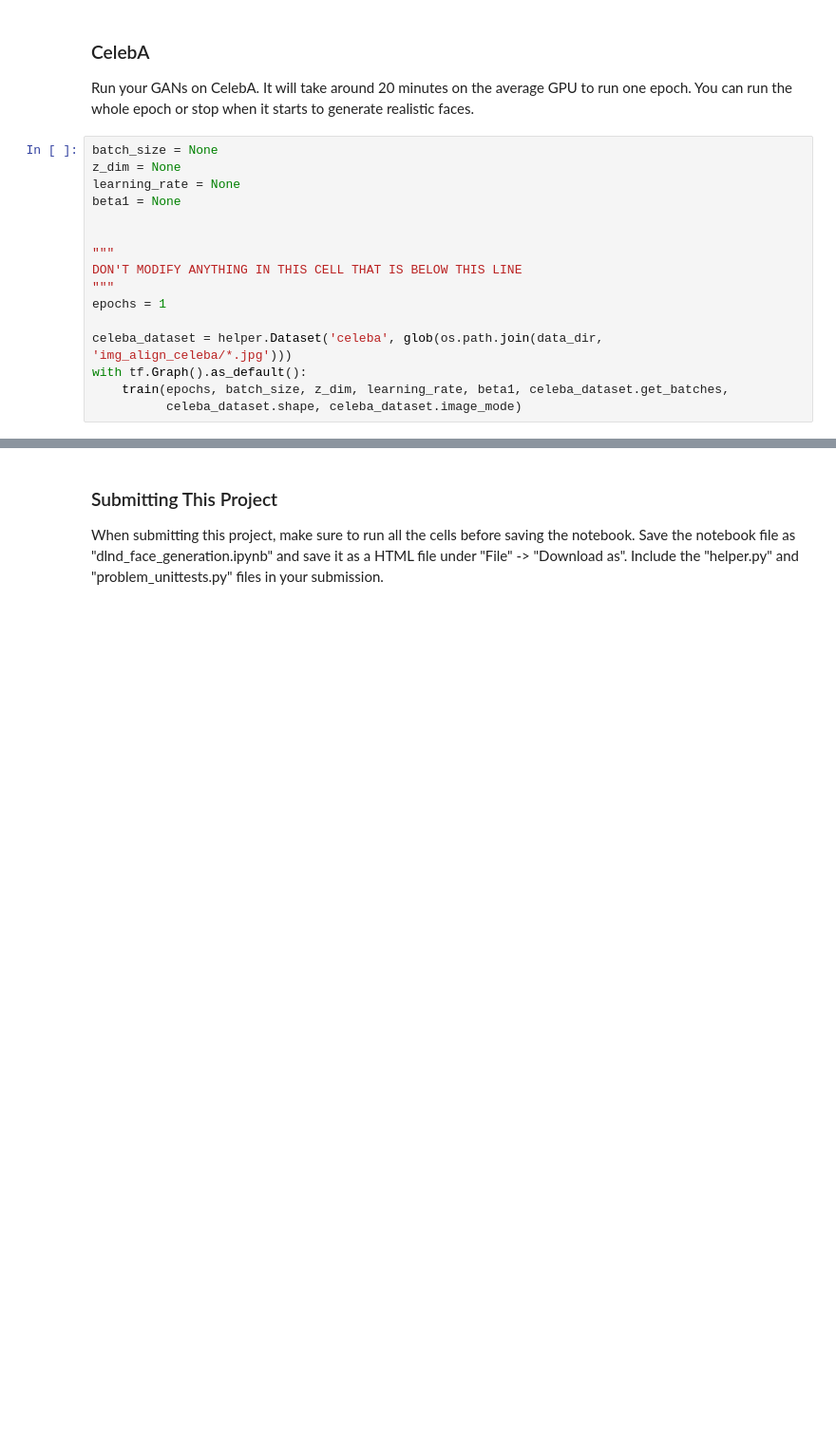
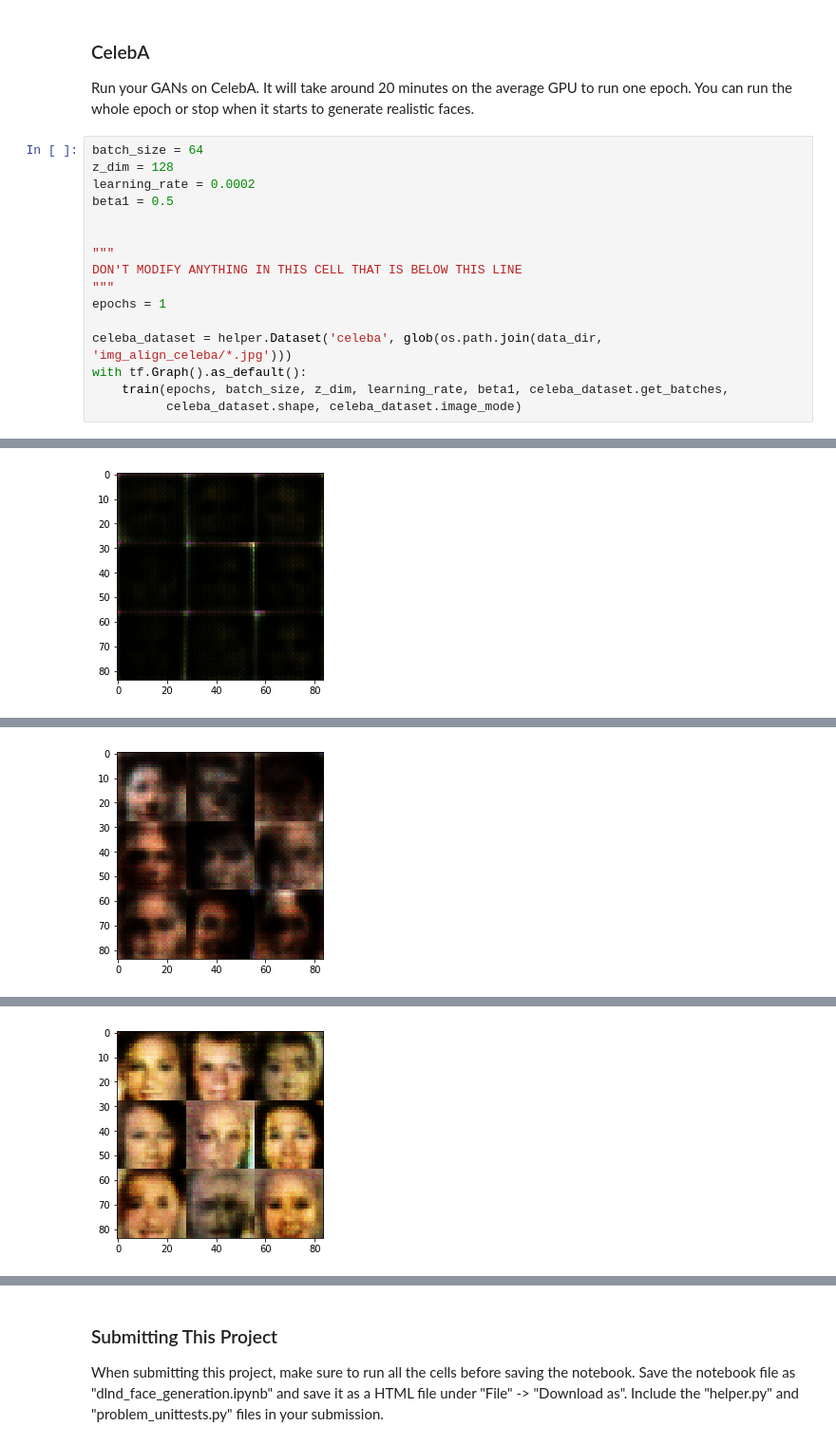
Before and after one commit to kippesp/udacity_deep_learning, a Jupyter notebook: face_generation/dlnd_face_generation.ipynb, the cells around one changed output, grey strips where cells are left out. Shown at 95% size. Drawn from its saved outputs; the diff is of its cells as text; blank space fills up the shorter version.

```diff
--- a/face_generation/dlnd_face_generation.ipynb
+++ b/face_generation/dlnd_face_generation.ipynb
@@ -447,10 +456,10 @@ Epoch 2/2... Step: 1200... Discriminator Loss: 0.2057... Generator Loss: 2.4004
 ### CelebA
 Run your GANs on CelebA.  It will take around 20 minutes on the average GPU to run one epoch.  You can run the whole epoch or stop when it starts to generate realistic faces.
 # %%
-batch_size = None
-z_dim = None
-learning_rate = None
-beta1 = None
+batch_size = 64
+z_dim = 128
+learning_rate = 0.0002
+beta1 = 0.5
 
 
 """
@@ -462,3 +471,4 @@ celeba_dataset = helper.Dataset('celeba', glob(os.path.join(data_dir, 'img_align
 with tf.Graph().as_default():
     train(epochs, batch_size, z_dim, learning_rate, beta1, celeba_dataset.get_batches,
           celeba_dataset.shape, celeba_dataset.image_mode)
+# %% [output]
@@ -464,0 +479 @@ with tf.Graph().as_default():
+[figure, added]
@@ -464,0 +484 @@ with tf.Graph().as_default():
+[figure, added]
@@ -464,0 +489 @@ with tf.Graph().as_default():
+[figure, added]
```
Also changed, not shown: parts of 5 cells of this notebook.
